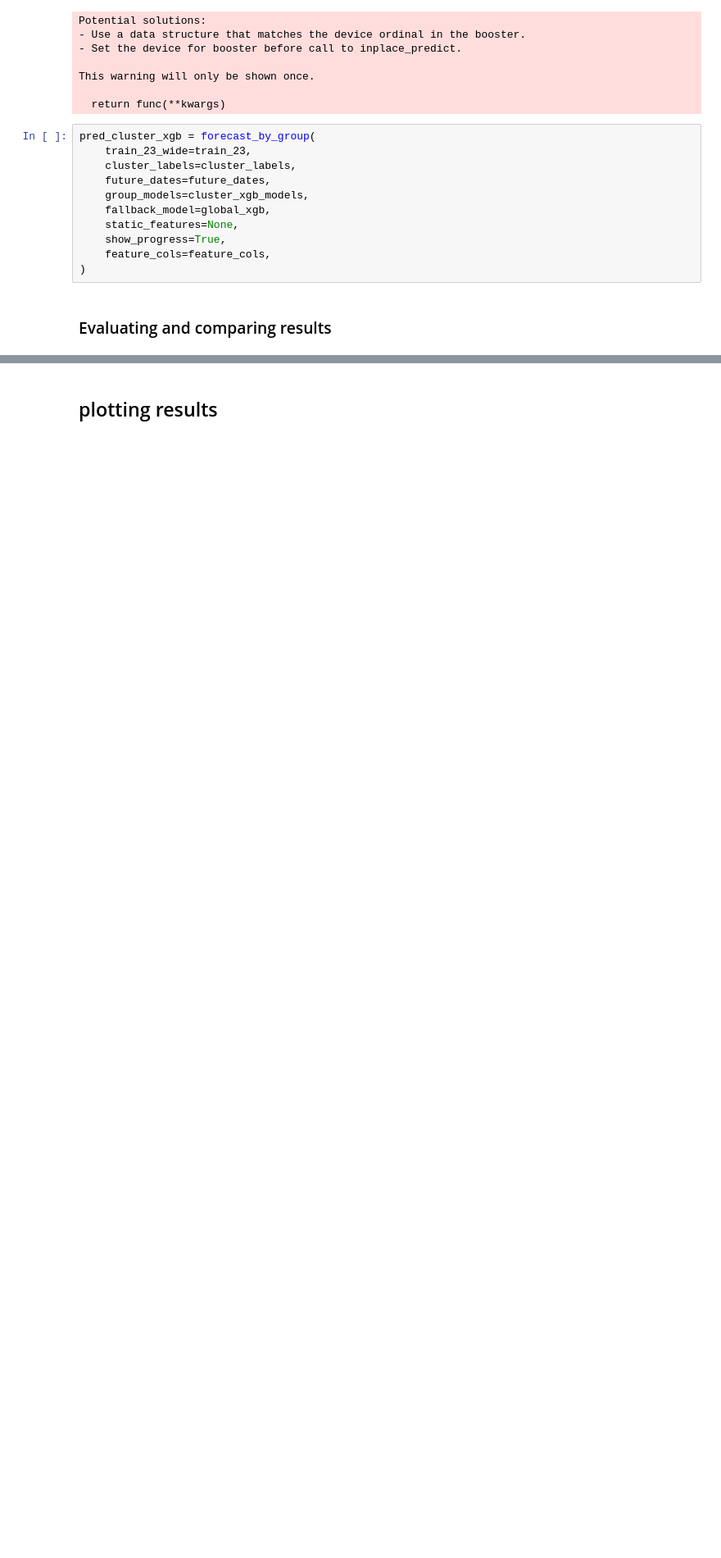
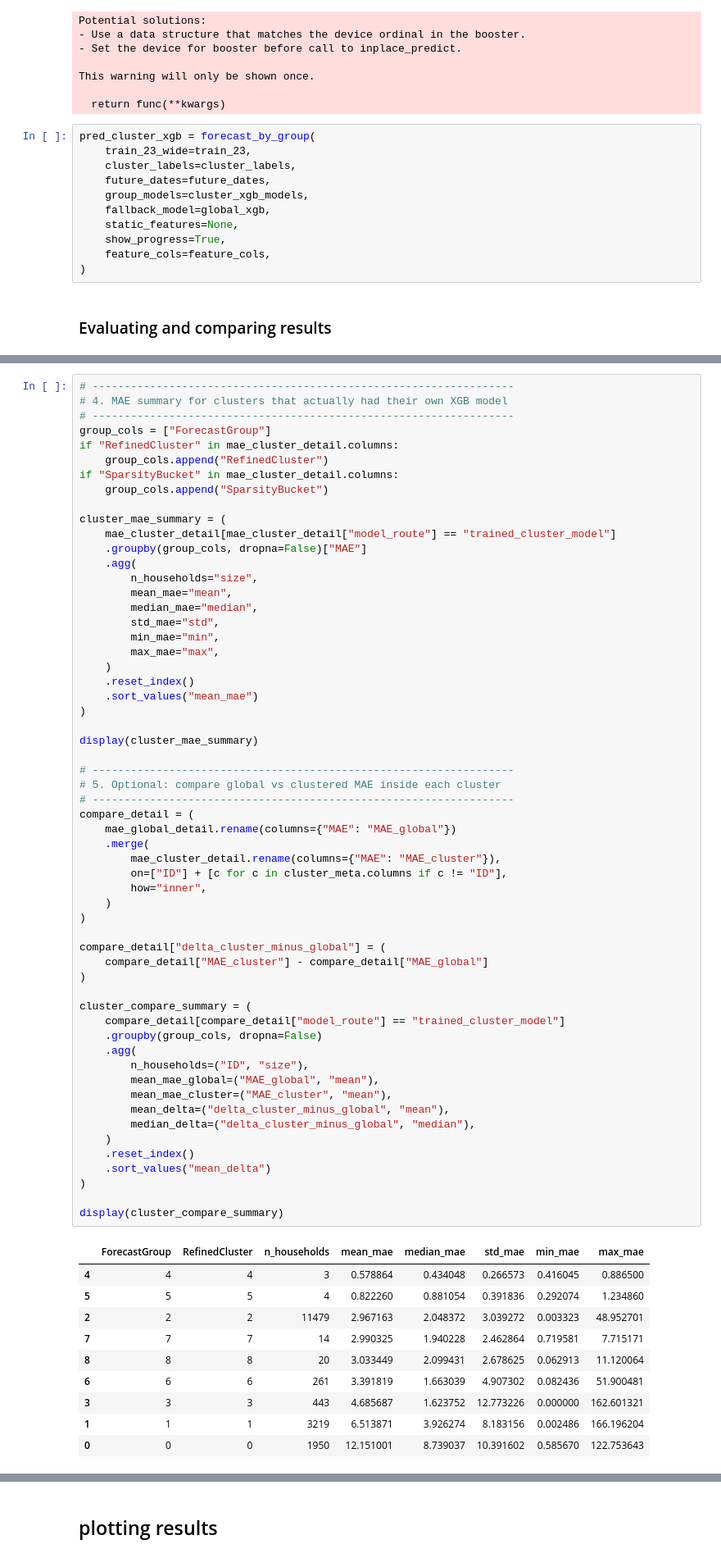
Before and after one commit to QuirkyCroissant/Clustering-And-Forecasting-TimeSeries-PlayingGround, a Jupyter notebook: notebooks/02_cluster_forecasting_lgbm_xgb.ipynb, the cells around one changed output, grey strips where cells are left out. Shown at 82% size. Cells and saved outputs as stored; diff of their text form; blank space fills up the shorter version.

```diff
--- a/notebooks/02_cluster_forecasting_lgbm_xgb.ipynb
+++ b/notebooks/02_cluster_forecasting_lgbm_xgb.ipynb
@@ -239,0 +312,69 @@ mae_cluster.to_csv(OUT["metrics"] / "mae_by_household_cluster_xgb.csv", index=Fa
+# %%
+# ------------------------------------------------------------------
+# 4. MAE summary for clusters that actually had their own XGB model
+# ------------------------------------------------------------------
+group_cols = ["ForecastGroup"]
+if "RefinedCluster" in mae_cluster_detail.columns:
+    group_cols.append("RefinedCluster")
+if "SparsityBucket" in mae_cluster_detail.columns:
+    group_cols.append("SparsityBucket")
+
+cluster_mae_summary = (
+    mae_cluster_detail[mae_cluster_detail["model_route"] == "trained_cluster_model"]
+    .groupby(group_cols, dropna=False)["MAE"]
+    .agg(
+        n_households="size",
+        mean_mae="mean",
+        median_mae="median",
+        std_mae="std",
+        min_mae="min",
+        max_mae="max",
+    )
+    .reset_index()
+    .sort_values("mean_mae")
+)
+
+display(cluster_mae_summary)
+
+# ------------------------------------------------------------------
+# 5. Optional: compare global vs clustered MAE inside each cluster
+# ------------------------------------------------------------------
+compare_detail = (
+    mae_global_detail.rename(columns={"MAE": "MAE_global"})
+    .merge(
+        mae_cluster_detail.rename(columns={"MAE": "MAE_cluster"}),
+        on=["ID"] + [c for c in cluster_meta.columns if c != "ID"],
+        how="inner",
+    )
+)
+
+compare_detail["delta_cluster_minus_global"] = (
+    compare_detail["MAE_cluster"] - compare_detail["MAE_global"]
+)
+
+cluster_compare_summary = (
+    compare_detail[compare_detail["model_route"] == "trained_cluster_model"]
+    .groupby(group_cols, dropna=False)
+    .agg(
+        n_households=("ID", "size"),
+        mean_mae_global=("MAE_global", "mean"),
+        mean_mae_cluster=("MAE_cluster", "mean"),
+        mean_delta=("delta_cluster_minus_global", "mean"),
+        median_delta=("delta_cluster_minus_global", "median"),
+    )
+    .reset_index()
+    .sort_values("mean_delta")
+)
+
+display(cluster_compare_summary)
+# %% [output]
+|  | ForecastGroup | RefinedCluster | n_households | mean_mae | median_mae | std_mae | min_mae | max_mae |
+| 4 | 4 | 4 | 3 | 0.578864 | 0.434048 | 0.266573 | 0.416045 | 0.886500 |
+| 5 | 5 | 5 | 4 | 0.822260 | 0.881054 | 0.391836 | 0.292074 | 1.234860 |
+| 2 | 2 | 2 | 11479 | 2.967163 | 2.048372 | 3.039272 | 0.003323 | 48.952701 |
+| 7 | 7 | 7 | 14 | 2.990325 | 1.940228 | 2.462864 | 0.719581 | 7.715171 |
+| 8 | 8 | 8 | 20 | 3.033449 | 2.099431 | 2.678625 | 0.062913 | 11.120064 |
+| 6 | 6 | 6 | 261 | 3.391819 | 1.663039 | 4.907302 | 0.082436 | 51.900481 |
+| 3 | 3 | 3 | 443 | 4.685687 | 1.623752 | 12.773226 | 0.000000 | 162.601321 |
+| 1 | 1 | 1 | 3219 | 6.513871 | 3.926274 | 8.183156 | 0.002486 | 166.196204 |
+| 0 | 0 | 0 | 1950 | 12.151001 | 8.739037 | 10.391602 | 0.585670 | 122.753643 |
```
Also changed, not shown: parts of 7 cells of this notebook.
